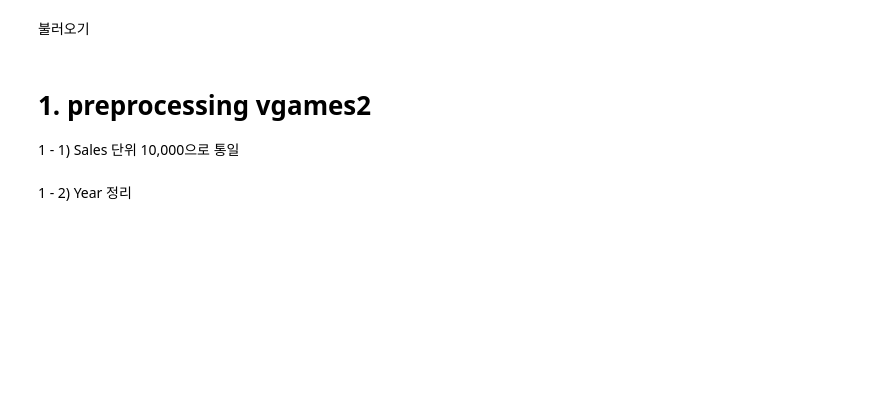
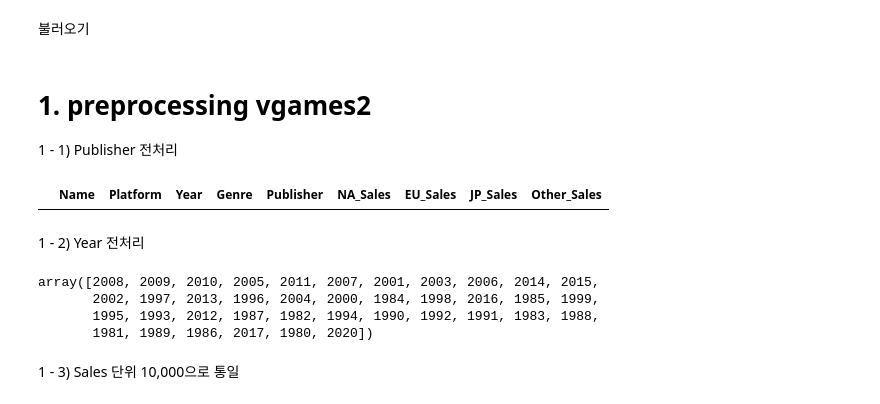
Before and after one commit to wisesprout/video-game-sales-analysis, a Jupyter notebook: Project1.ipynb, the cells around one changed output. Cells and saved outputs as stored; diff of their text form; code cells hidden in the pictures; blank space fills up the shorter version.

```diff
--- a/Project1.ipynb
+++ b/Project1.ipynb
@@ -10,7 +11,44 @@ df.head()
 df = df.dropna()  # na 값 있는 데이터 제외
 # %% [markdown]
 # 1. preprocessing vgames2
-1 - 1) Sales 단위 10,000으로 통일
+1 - 1) Publisher 전처리
+# %%
+df['Publisher'].unique()
+pd.set_option('display.max_rows', None)  # value_counts 모든 값
+df['Publisher'].value_counts()  # 99개의 'Unknown' 값 확인
+df[df['Publisher']=='Unknown']  # 결과를 조사해보니 'Unknown Wordls Entertainment'가 아님을 확인
+df.drop(df[df['Publisher']=='Unknown'].index, inplace = True)
+df[df['Publisher']=='Unknown']  # drop한 결과 확인
+# %% [output]
+|  | Name | Platform | Year | Genre | Publisher | NA_Sales | EU_Sales | JP_Sales | Other_Sales |
+# %% [markdown]
+1 - 2) Year 전처리
+# %%
+# Year 정리
+
+# df['Year'] = df['Year'].astype(int) 이건 왜 안되고 밑줄은 되지???
+df.Year = df.Year.astype(int)
+# Year가 4자리 아니면 drop
+i = 0
+while i < len(df['Year']):
+    digit = 0
+    year = df.iloc[i,2]
+    while(year > 0):  # 10으로 계속 나눠서 자릿수 확인
+        digit += 1
+        year //= 10
+    if digit != 4:
+        df.drop(df.index[i], inplace = True)
+    else:
+        i += 1
+
+df['Year'].unique()  # drop한 결과 확인
+# %% [output]
+array([2008, 2009, 2010, 2005, 2011, 2007, 2001, 2003, 2006, 2014, 2015,
+       2002, 1997, 2013, 1996, 2004, 2000, 1984, 1998, 2016, 1985, 1999,
+       1995, 1993, 2012, 1987, 1982, 1994, 1990, 1992, 1991, 1983, 1988,
+       1981, 1989, 1986, 2017, 1980, 2020])
+# %% [markdown]
+1 - 3) Sales 단위 10,000으로 통일
 # %%
 # 단위 10,000으로 통일
 for j in range(5,9):
@@ -28,2 +65,0 @@ for j in range(5,9):
-# %% [markdown]
-1 - 2) Year 정리
```
Also changed, not shown: parts of 13 cells of this notebook.
